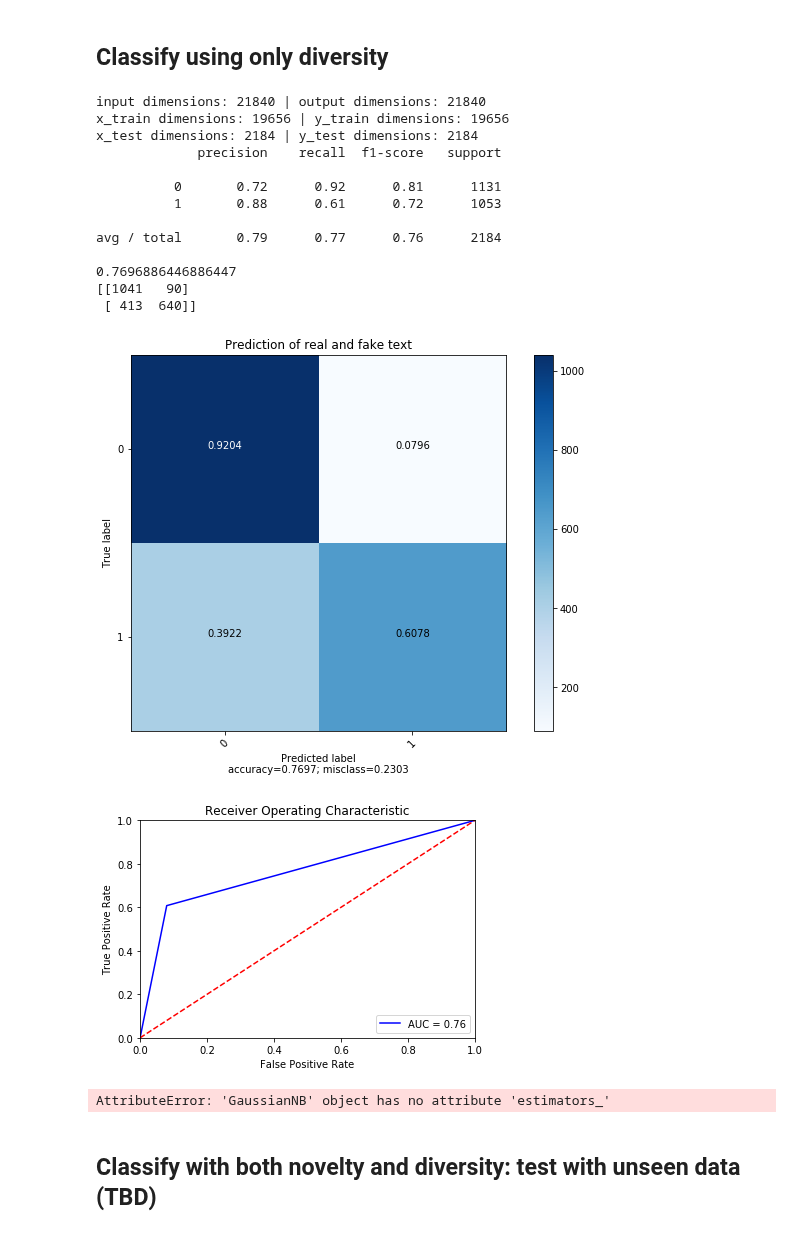
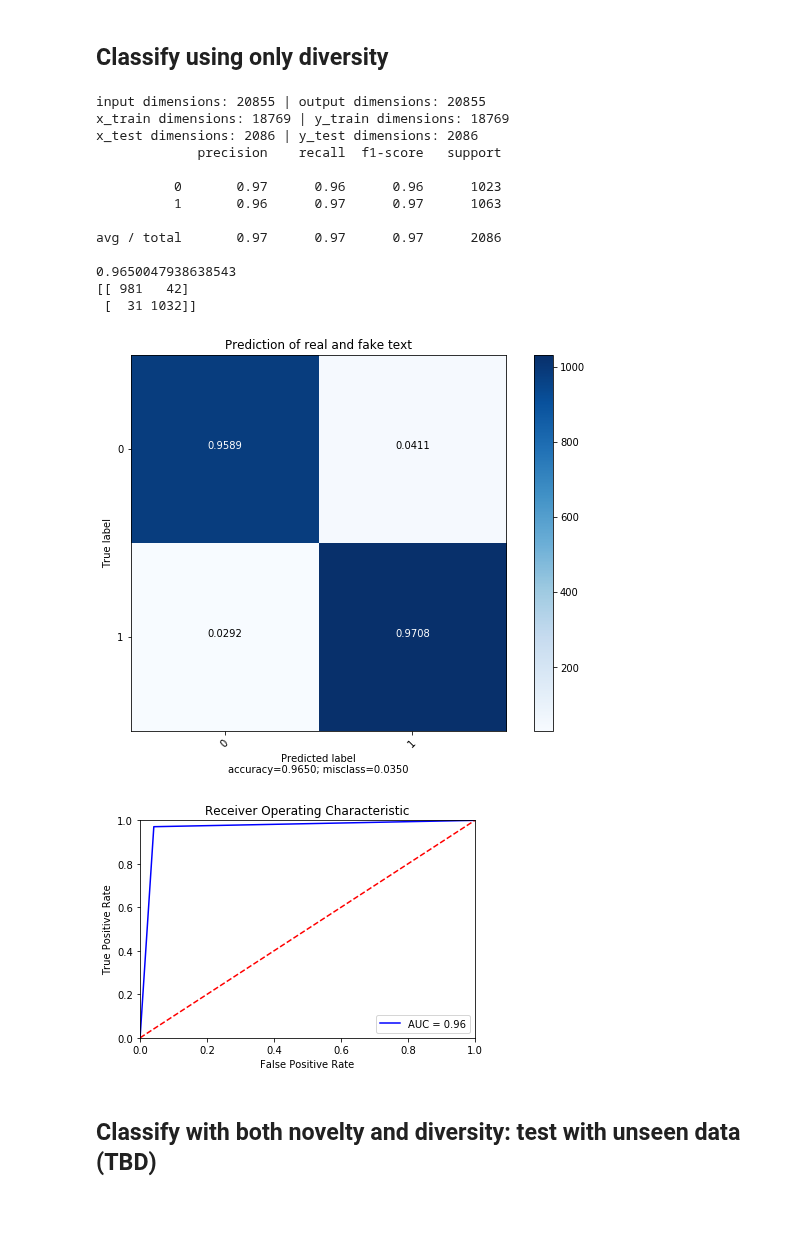
Before and after one commit to debashishc/classification-real-fake-text, a Jupyter notebook: analysis_levenshtein/Levenshtein_Classifier.ipynb, the cells around one changed output. Saved outputs shown, nothing was run; the diff lists cells and outputs as text; code cells hidden in the pictures.

```diff
--- a/analysis_levenshtein/Levenshtein_Classifier.ipynb
+++ b/analysis_levenshtein/Levenshtein_Classifier.ipynb
@@ -29,9 +29,9 @@ def classify(x, y, train_test_ratio):
     print('x_test dimensions:', len(test), '|', 'y_test dimensions:', len(test_labels))
 
     # Initialize classifier
-#     rfc = RandomForestClassifier()
-    from sklearn.naive_bayes import GaussianNB
-    rfc = GaussianNB()
+    rfc = RandomForestClassifier()
+#     from sklearn.naive_bayes import GaussianNB
+#     rfc = GaussianNB()
 
 
     # Train classifier
@@ -74,9 +110,23 @@ labelled_fake=f'{METRIC}_labelled_fake_text.csv'
 real_data = pd.read_csv(labelled_real)
 fake_data = pd.read_csv(labelled_fake)
 
+real_data['text'] = real_data['text'].astype('str')
+mask = (real_data['text'].str.len() >= 20)
+real_data = real_data[mask]
+
+fake_data['text'] = fake_data['text'].astype('str')
+mask = (fake_data['text'].str.len() >= 20)
+fake_data = fake_data[mask]
+
 combined_data = real_data.append(fake_data)
 
 y = combined_data['label'].values
 
+csvjac_novs = combine_real_fake(real_data['novelty'], fake_data['novelty'])
+stacked_hist(csvjac_novs, "Novelties of real and fake text")
+
+csvjac_divs = combine_real_fake(real_data['diversity'], fake_data['diversity'])
+stacked_hist(csvjac_divs, "Diversities of real and fake text")
+
 combined_data.tail(10)
 # %% [output]
@@ -191,47 +241,46 @@ AttributeError: 'GaussianNB' object has no attribute 'estimators_'
 # %%
 divs = combined_data['diversity'].values
 
 x = list()
 for ix, div in enumerate(divs):
     x.append([div])
 
 rfc, test_labels, y_preds = classify(x, y, train_test_ratio=0.1)
 
 plot_confusion_matrix(cm           = confusion_matrix(test_labels, y_preds), # confusion matrix created by sklearn.metrics.confusion_matrix
                       normalize    = True,                # show proportions
                       target_names = [0, 1],       # list of names of the classes
                       title        = 'Prediction of real and fake text') # title of graph
 
 plot_roc_curve(test_labels=test_labels, y_preds=y_preds)
 
-export_graphviz(rfc.estimators_[5],
-                feature_names=['diversity'],
-                class_names=['Fake','Real'],
-                filled=True, precision=True, proportion=False,
-                rounded=True)
+# export_graphviz(rfc.estimators_[5],
+#                 feature_names=['diversity'],
+#                 class_names=['Fake','Real'],
+#                 filled=True, precision=True, proportion=False,
+#                 rounded=True)
 
-from subprocess import call
-call(['dot', '-Tpng', 'tree.dot', '-o', 'div.png', '-Gdpi=600'])
+# from subprocess import call
+# call(['dot', '-Tpng', 'tree.dot', '-o', 'div.png', '-Gdpi=600'])
 
 # from IPython.display import Image
 # Image(filename='div.png')
 # %% [output]
-input dimensions: 21840 | output dimensions: 21840
-x_train dimensions: 19656 | y_train dimensions: 19656
-x_test dimensions: 2184 | y_test dimensions: 2184
+input dimensions: 20855 | output dimensions: 20855
+x_train dimensions: 18769 | y_train dimensions: 18769
+x_test dimensions: 2086 | y_test dimensions: 2086
              precision    recall  f1-score   support
 
-          0       0.72      0.92      0.81      1131
-          1       0.88      0.61      0.72      1053
+          0       0.97      0.96      0.96      1023
+          1       0.96      0.97      0.97      1063
 
-avg / total       0.79      0.77      0.76      2184
+avg / total       0.97      0.97      0.97      2086
 
-0.7696886446886447
-[[1041   90]
- [ 413  640]]
+0.9650047938638543
+[[ 981   42]
+ [  31 1032]]
-[figure, old version]
+[figure, new version]
-[figure, old version]
+[figure, new version]
-AttributeError: 'GaussianNB' object has no attribute 'estimators_'
 # %% [markdown]
 ## Classify with both novelty and diversity: test with unseen data (TBD)
 # %%
```
Also changed, not shown: parts of 4 cells of this notebook, 24 other files.
